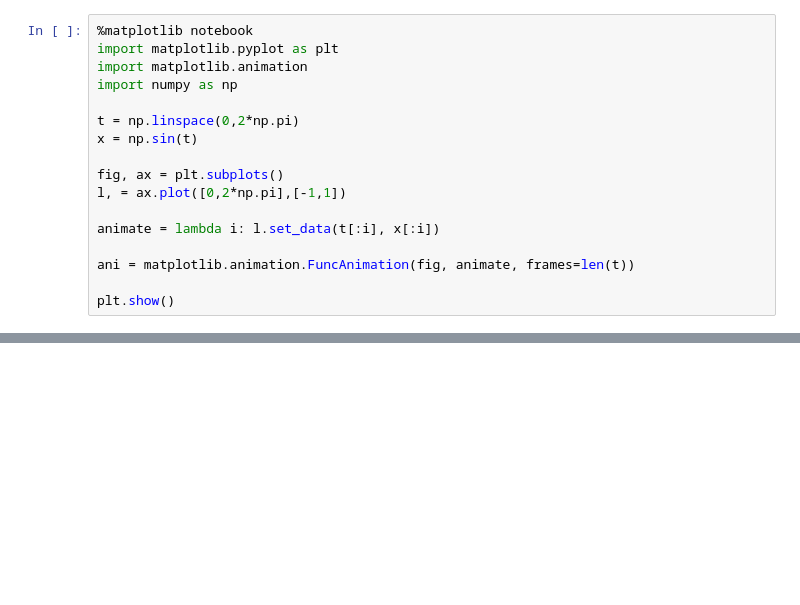
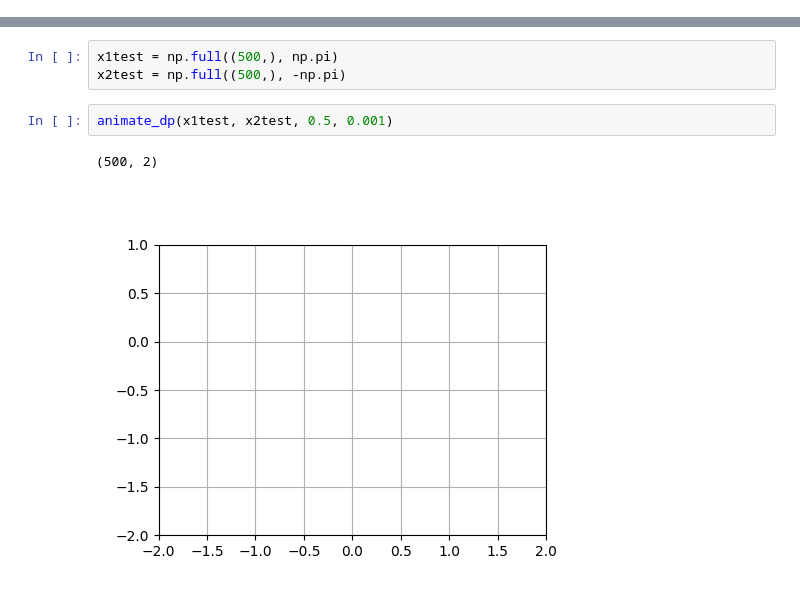
Before and after one commit to WasiimMK/CDeepONet, a Jupyter notebook: Linux/Untitled1.ipynb, the cells around one changed output, grey strips where cells are left out. Saved outputs shown, nothing was run; the diff lists cells and outputs as text; blank space fills up the shorter version.

```diff
--- a/Linux/Untitled1.ipynb
+++ b/Linux/Untitled1.ipynb
@@ -106,18 +88 @@ print(ani)
 <matplotlib.animation.FuncAnimation object at 0x...>
-# %%
-%matplotlib notebook
-import matplotlib.pyplot as plt
-import matplotlib.animation
-import numpy as np
-
-t = np.linspace(0,2*np.pi)
-x = np.sin(t)
-
-fig, ax = plt.subplots()
-l, = ax.plot([0,2*np.pi],[-1,1])
-
-animate = lambda i: l.set_data(t[:i], x[:i])
-
-ani = matplotlib.animation.FuncAnimation(fig, animate, frames=len(t))
-
-plt.show()
@@ -126,0 +139,8 @@ plt.show()
+# %%
+x1test = np.full((500,), np.pi)
+x2test = np.full((500,), -np.pi)
+# %%
+animate_dp(x1test, x2test, 0.5, 0.001)
+# %% [output]
+(500, 2)
+[figure, added]
```
Also changed, not shown: parts of 4 cells of this notebook, 2 other files.
